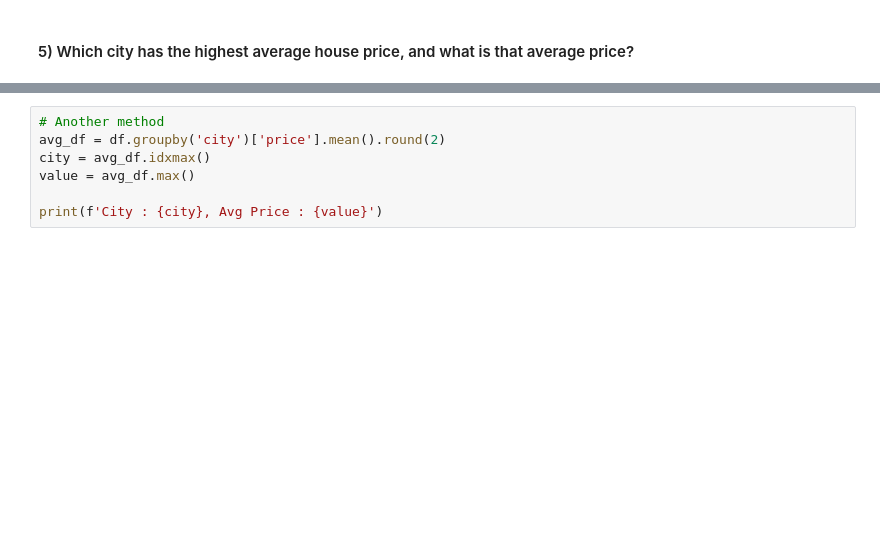
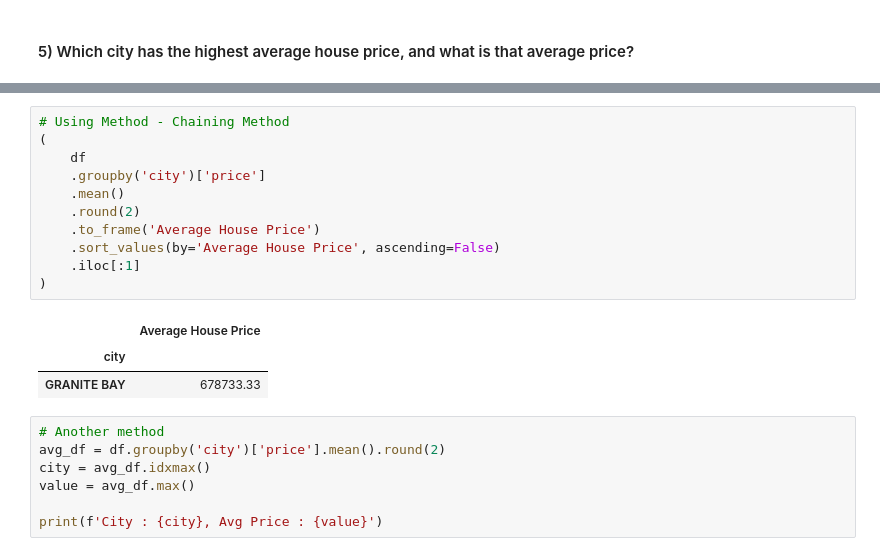
Before and after one commit to shreymusician/data-science-journey, a Jupyter notebook: practice/house_prices.ipynb, the cells around one changed output, grey strips where cells are left out. Cells and saved outputs as stored; diff of their text form; blank space fills up the shorter version.

```diff
--- a/practice/house_prices.ipynb
+++ b/practice/house_prices.ipynb
@@ -129,3 +124,18 @@ newdf.sample(5)
+# %%
+# Using Method - Chaining Method
+(
+    df
+    .groupby('city')['price']
+    .mean()
+    .round(2)
+    .to_frame('Average House Price')
+    .sort_values(by='Average House Price', ascending=False)
+    .iloc[:1]
+)
+# %% [output]
+|  | Average House Price |
+| city |  |
+| GRANITE BAY | 678733.33 |
 # %%
 # Another method
 avg_df = df.groupby('city')['price'].mean().round(2)
```
Also changed, not shown: parts of 3 cells of this notebook.
